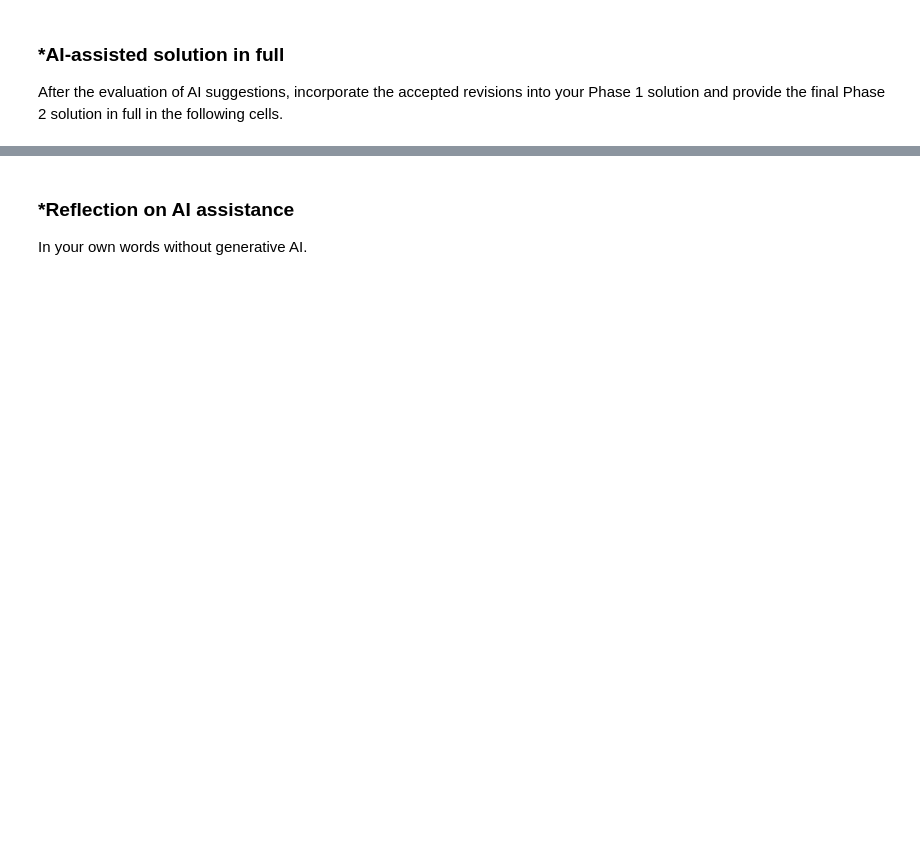
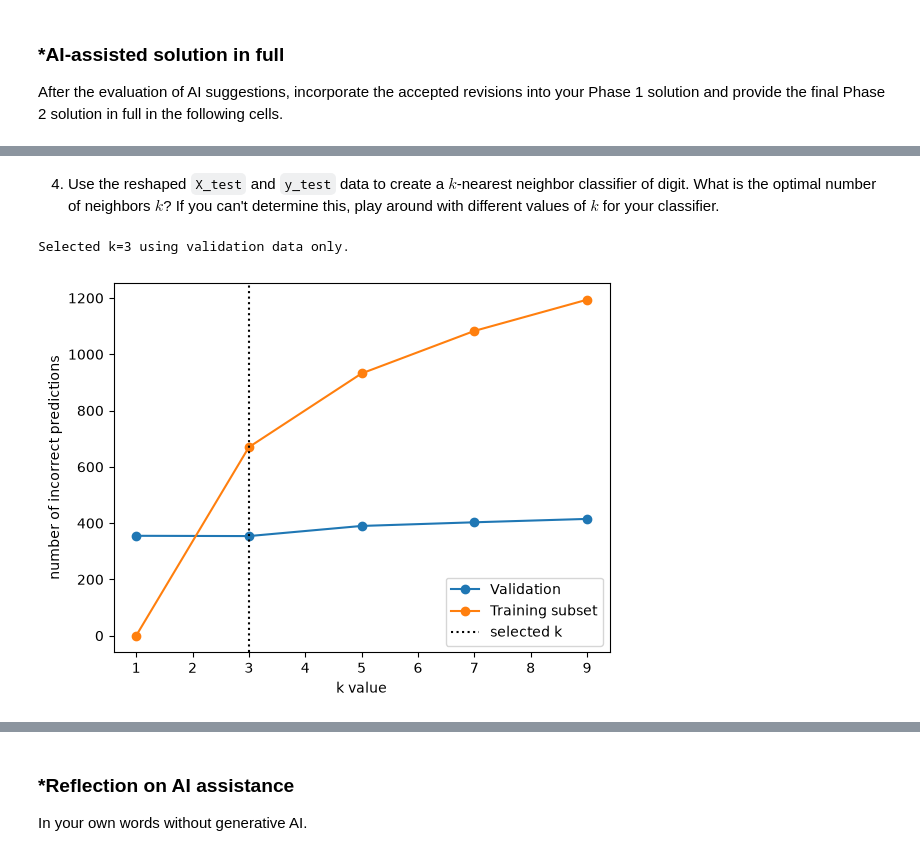
Before and after one commit to micaiahjiarong-beep/L01-cv, a Jupyter notebook: notebook.ipynb, the cells around one changed output, grey strips where cells are left out. Drawn from its saved outputs; the diff is of its cells as text; code cells hidden in the pictures; blank space fills up the shorter version.

Commit message:
Phase 2

```diff
--- a/notebook.ipynb
+++ b/notebook.ipynb
@@ -354,0 +724,6 @@ After the evaluation of AI suggestions, incorporate the accepted revisions into
+# %%
+import pickle
+with open('data/minst.pkl', 'rb') as f:
+    data = pickle.load(f)
+X_train, y_train = data['X_train'], data['y_train']
+X_test, y_test = data['X_test'], data['y_test']
@@ -354,0 +862,7 @@ After the evaluation of AI suggestions, incorporate the accepted revisions into
+# %%
+X_test_flattened = []
+
+for index in np.arange(0,len(X_test)):
+    X_test_flattened.append((X_test[index].reshape((784))))
+X_test_flattened = np.array(X_test_flattened)
+X_test_flattened.shape
@@ -354,0 +871,7 @@ After the evaluation of AI suggestions, incorporate the accepted revisions into
+# %%
+X_train_flattened = []
+
+for index in np.arange(0,len(X_train)):
+    X_train_flattened.append((X_train[index].reshape((784))))
+X_train_flattened = np.array(X_train_flattened)
+X_train_flattened.shape
@@ -354,0 +882,59 @@ After the evaluation of AI suggestions, incorporate the accepted revisions into
+# %% [markdown]
+4. Use the reshaped `X_test` and `y_test` data to create a $k$-nearest neighbor classifier of digit. What is the optimal number of neighbors $k$? If you can't determine this, play around with different values of $k$ for your classifier.
+# %%
+import pandas as pd
+from sklearn.model_selection import train_test_split
+from sklearn.preprocessing import MinMaxScaler
+from sklearn.neighbors import KNeighborsRegressor
+from sklearn.neighbors import KNeighborsClassifier
+from sklearn.metrics import confusion_matrix
+from sklearn.metrics import classification_report
+from sklearn.metrics import ConfusionMatrixDisplay
+
+
+# PHASE 2 CHANGE: Select k using a stratified holdout from the training set only.
+X_fit, X_valid, y_fit, y_valid = train_test_split(
+    X_train_flattened,
+    y_train,
+    test_size=0.2,
+    random_state=42,
+    stratify=y_train,
+)
+
+# Fit preprocessing on the fit split, then apply it to validation data.
+validation_scaler = MinMaxScaler()
+X_fit_scaled = validation_scaler.fit_transform(X_fit)
+X_valid_scaled = validation_scaler.transform(X_valid)
+
+eval_ks = np.array([1, 3, 5, 7, 9])
+eval_valid_error = []
+eval_train_error = []
+
+for k in eval_ks:
+    eval_candidate = KNeighborsClassifier(n_neighbors=int(k))
+    eval_candidate.fit(X_fit_scaled, y_fit)
+
+    eval_valid_prediction = eval_candidate.predict(X_valid_scaled)
+    eval_train_prediction = eval_candidate.predict(X_fit_scaled)
+
+    eval_valid_error.append(np.sum(np.asarray(y_valid).ravel() != eval_valid_prediction))
+    eval_train_error.append(np.sum(np.asarray(y_fit).ravel() != eval_train_prediction))
+
+optimal_k = int(eval_ks[np.argmin(eval_valid_error)])
+print(f"Selected k={optimal_k} using validation data only.")
+
+plt.plot(eval_ks, eval_valid_error, marker="o", label="Validation")
+plt.plot(eval_ks, eval_train_error, marker="o", label="Training subset")
+plt.axvline(optimal_k, color="black", label="selected k", linestyle=":")
+plt.xlabel("k value")
+plt.ylabel("number of incorrect predictions")
+plt.legend()
+plt.show()
+
+# Fit preprocessing on all training data for the final evaluation in Question 5.
+scaler = MinMaxScaler()
+X_train_scaled = scaler.fit_transform(X_train_flattened)
+X_test_scaled = scaler.transform(X_test_flattened)
+# %% [output]
+Selected k=3 using validation data only.
+[figure, added]
```
Also changed, not shown: parts of 36 cells of this notebook.
